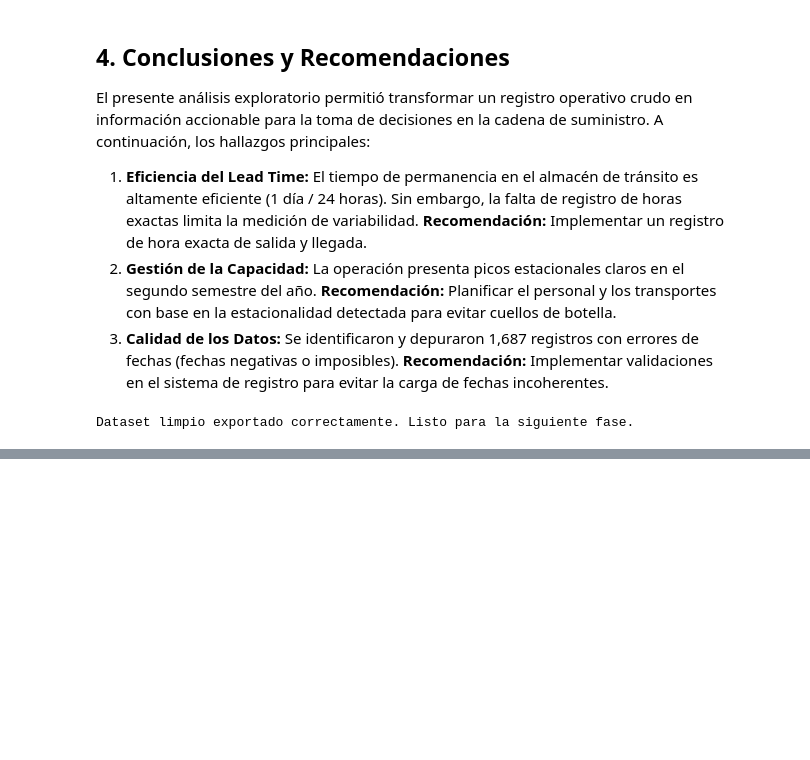
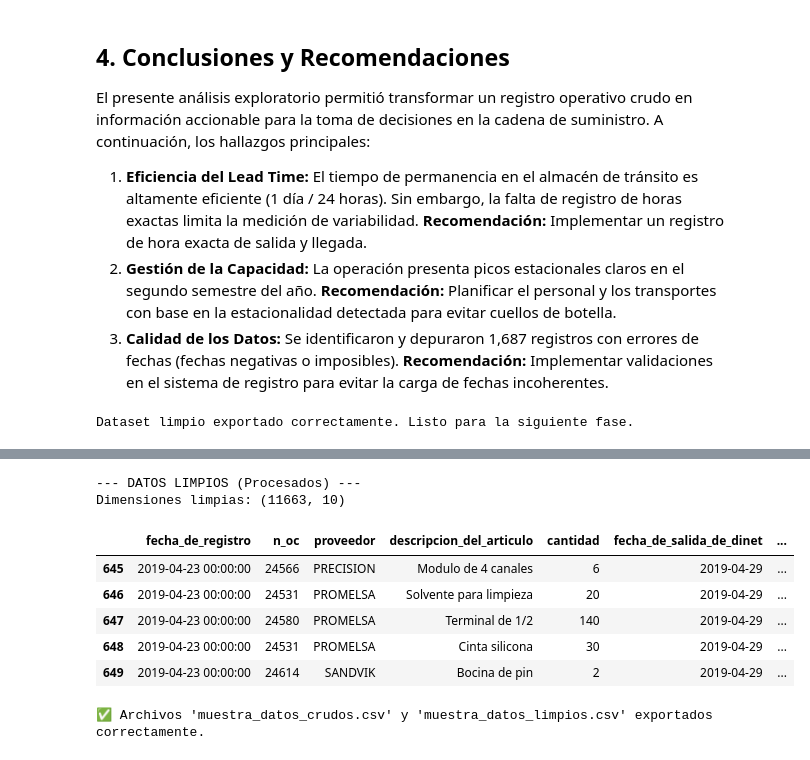
Before and after one commit to FredSCA/supply-chain-analytics, a Jupyter notebook: 01_data_explorer/01_exploratory_analysis.ipynb, the cells around one changed output, grey strips where cells are left out. Cells and saved outputs as stored; diff of their text form; code cells hidden in the pictures; blank space fills up the shorter version.

```diff
--- a/01_data_explorer/01_exploratory_analysis.ipynb
+++ b/01_data_explorer/01_exploratory_analysis.ipynb
@@ -230,0 +250,24 @@ Dataset limpio exportado correctamente. Listo para la siguiente fase.
+# %%
+# Mostrar los primeros 5 registros del dataframe limpio
+print("--- DATOS LIMPIOS (Procesados) ---")
+print(f"Dimensiones limpias: {df_clean.shape}")
+display(df_clean.head(5))  # 'display' se ve más bonito que 'print' para tablas en Jupyter
+
+# --- EXPORTAR LAS MUESTRAS A CSV (Para GitHub) ---
+# Muestra cruda (primeras 100 filas)
+df_raw.head(100).to_csv('muestra_datos_crudos.csv', index=False)
+
+# Muestra limpia (primeras 100 filas)
+df_clean.head(100).to_csv('muestra_datos_limpios.csv', index=False)
+
+print("\n✅ Archivos 'muestra_datos_crudos.csv' y 'muestra_datos_limpios.csv' exportados correctamente.")
+# %% [output]
+--- DATOS LIMPIOS (Procesados) ---
+Dimensiones limpias: (11663, 10)
+|  | fecha_de_registro | n_oc | proveedor | descripcion_del_articulo | cantidad | fecha_de_salida_de_dinet | ... |
+| 645 | 2019-04-23 00:00:00 | 24566 | PRECISION | Modulo de 4 canales | 6 | 2019-04-29 | ... |
+| 646 | 2019-04-23 00:00:00 | 24531 | PROMELSA | Solvente para limpieza | 20 | 2019-04-29 | ... |
+| 647 | 2019-04-23 00:00:00 | 24580 | PROMELSA | Terminal de 1/2 | 140 | 2019-04-29 | ... |
+| 648 | 2019-04-23 00:00:00 | 24531 | PROMELSA | Cinta silicona | 30 | 2019-04-29 | ... |
+| 649 | 2019-04-23 00:00:00 | 24614 | SANDVIK | Bocina de pin | 2 | 2019-04-29 | ... |
+✅ Archivos 'muestra_datos_crudos.csv' y 'muestra_datos_limpios.csv' exportados correctamente.
```
Also changed, not shown: parts of 2 cells of this notebook, 1 other file.
